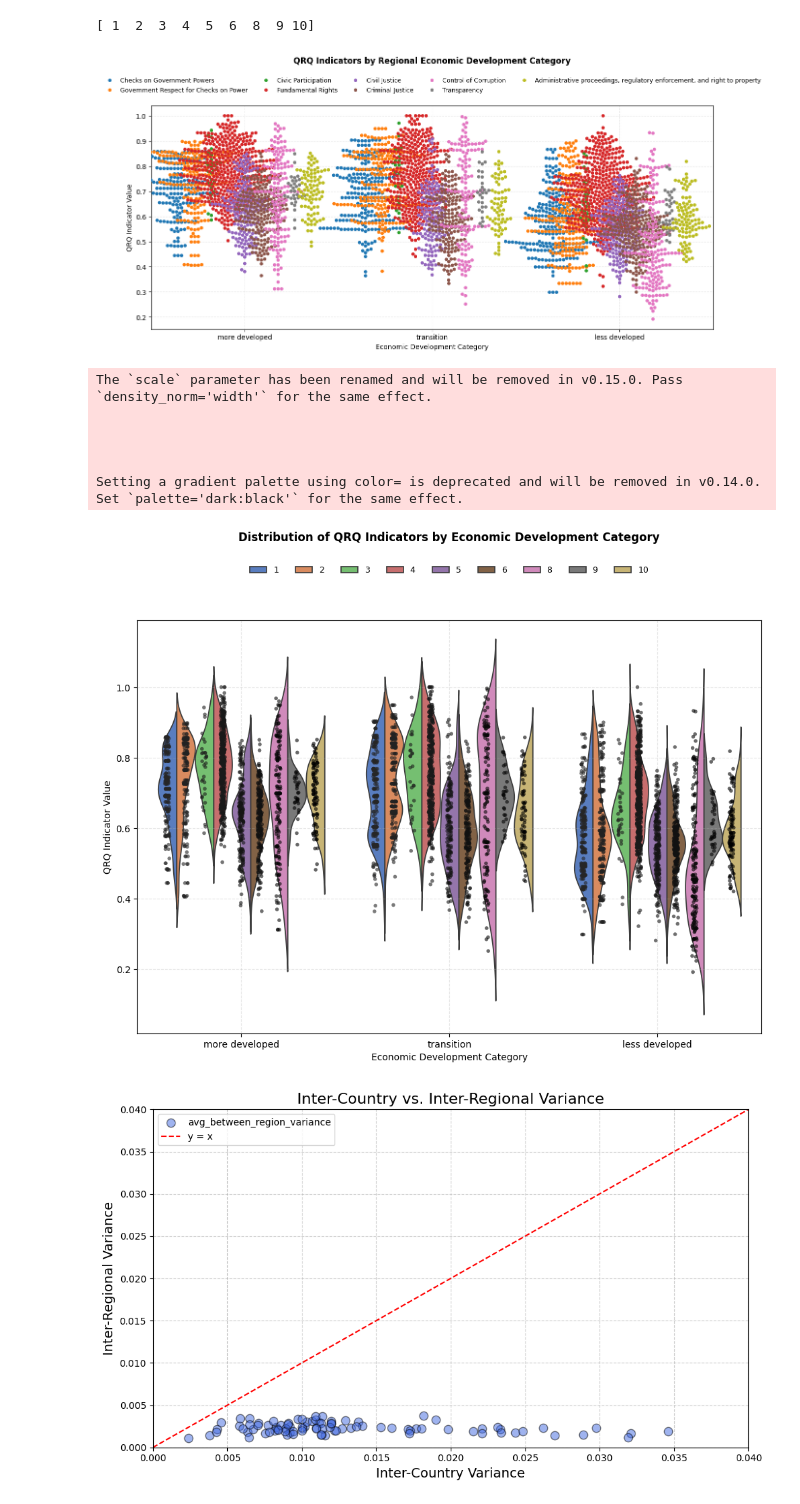
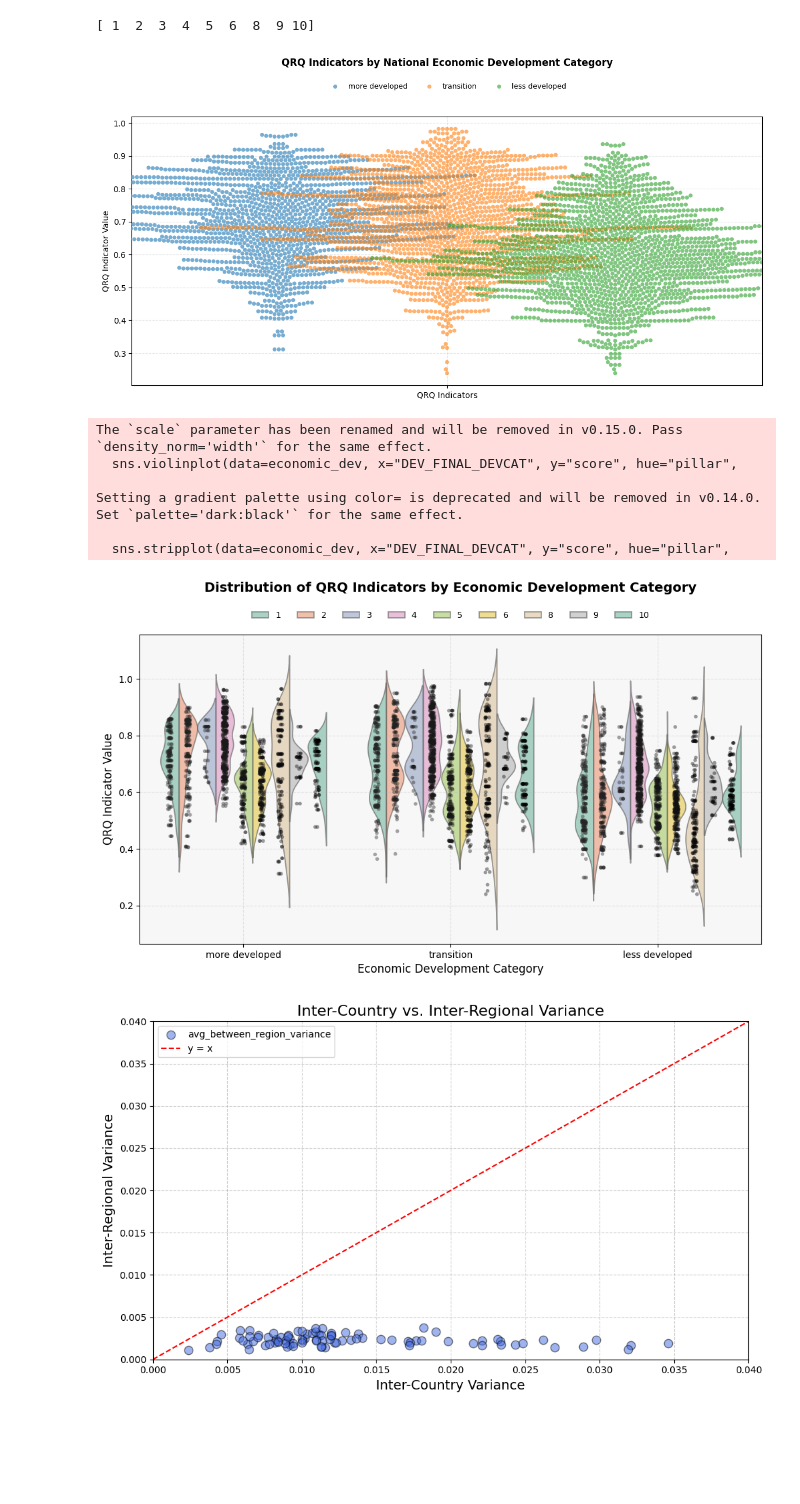
Before and after one commit to aspardog/eu-thematic-reports, a Jupyter notebook: data-viz/sociodemographic_visualizations.ipynb, the cells around one changed output. Cells and saved outputs as stored; diff of their text form; code cells hidden in the pictures; blank space fills up the shorter version.

```diff
--- a/data-viz/sociodemographic_visualizations.ipynb
+++ b/data-viz/sociodemographic_visualizations.ipynb
@@ -15,8 +15,11 @@ master_gpp_country = pd.read_csv("C:/Users/icoddington/DOwnloads/master_gpp_coun
 fintight = pd.read_csv("C:/Users/icoddington/DOwnloads/fintight_national.csv")
 # %%
 # join santi's data w/ qrq
-cols = ['DEV_FINAL_DEVCAT', 'nuts_id']
+cols = ['DEV_FINAL_DEVCAT', 'country']
+data_qrq = data_qrq.loc[
+    data_qrq['level'] == 'national'
+]
 economic_dev = economic_dev[cols]
-economic_dev = pd.merge(economic_dev, data_qrq, on = 'nuts_id')
+economic_dev = pd.merge(economic_dev, data_qrq, on = 'country')
 # %%
 economic_dev
@@ -41,56 +30,66 @@ print(economic_dev['pillar'].unique())
 # %%
 import pandas as pd
 import seaborn as sns
 import matplotlib.pyplot as plt
 
-# Plotting
-plt.figure(figsize=(15, 6))
-sns.swarmplot(data=economic_dev, x="DEV_FINAL_DEVCAT", y="score", hue="pillar_name", dodge=True)
+plt.figure(figsize = (14,6))
 
+# Create a single category for the x-axis while coloring by 'DEV_FINAL_DEVCAT'
+sns.swarmplot(data=economic_dev, x=["QRQ Indicators"] * len(economic_dev),
+              y="score", hue="DEV_FINAL_DEVCAT", dodge=True, alpha=0.6)
 
-plt.title("")
-plt.xlabel("Economic Development Category")
+# Title and labels
+plt.xlabel("")
 plt.ylabel("QRQ Indicator Value")
-plt.text(0.5, 1.2, 'QRQ Indicators by Regional Economic Development Category', ha='center', va='center', transform=plt.gca().transAxes, fontsize=12, fontweight='bold')
-plt.legend(title = None, loc = 'upper center', bbox_to_anchor = (0.5, 1.15), ncol = 5, frameon = False, fontsize = 9)
+plt.text(0.5, 1.2, 'QRQ Indicators by National Economic Development Category',
+         ha='center', va='center', transform=plt.gca().transAxes, fontsize=12, fontweight='bold')
+
+# Customize legend position and grid
+plt.legend(title=None, loc='upper center', bbox_to_anchor=(0.5, 1.15), ncol=3, frameon=False, fontsize=9)
 plt.grid(True, linestyle="--", alpha=0.3)
 
 plt.show()
 # %% [output]
-[figure, old version]
+[figure, new version]
 # %%
 # visualization two. violin plot of qrq scores by pillar and economic development stage overlayed with scatter distribution.
 
-plt.figure(figsize=(12, 8))
+import matplotlib.pyplot as plt
+import seaborn as sns
 
+plt.figure(figsize=(12, 6))
 
-# violin plot
+# Violin plot with custom colors and transparency
 sns.violinplot(data=economic_dev, x="DEV_FINAL_DEVCAT", y="score", hue="pillar",
-               split=True, inner=None, palette="muted", scale="width")
+               split=True, inner=None, palette="Set2", scale="width", alpha=0.6)
 
-# scatterplot
+# Overlay scatter plot for data points
 sns.stripplot(data=economic_dev, x="DEV_FINAL_DEVCAT", y="score", hue="pillar",
-              dodge=True, jitter=True, color="black", marker="o", alpha=0.6, size=4, legend = False)
+              dodge=True, jitter=True, color="black", marker="o", alpha=0.4, size=4, legend=False)
 
-# aesthetics
+# Title and labels
 plt.title("")
-plt.xlabel("Economic Development Category")
-plt.ylabel("QRQ Indicator Value")
-plt.legend(title="Pillar", bbox_to_anchor=(1.05, 1), loc='upper left')
+plt.xlabel("Economic Development Category", fontsize=12)
+plt.ylabel("QRQ Indicator Value", fontsize=12)
+plt.text(0.5, 1.15, 'Distribution of QRQ Indicators by Economic Development Category',
+         ha='center', va='center', transform=plt.gca().transAxes, fontsize=14, fontweight='bold')
+
+# Legend positioning and adjustments
+plt.legend(title=None, bbox_to_anchor=(0.5, 1.1), loc='upper center', ncol=10, frameon=False, fontsize=9)
+
+# Grid and background tweaks
 plt.grid(True, linestyle="--", alpha=0.3)
-plt.text(0.5, 1.2, 'Distribution of QRQ Indicators by Economic Development Category', ha='center', va='center', transform=plt.gca().transAxes, fontsize=12, fontweight='bold')
-plt.legend(title = None, loc = 'upper center', bbox_to_anchor = (0.5, 1.15), ncol = 10, frameon = False, fontsize = 9)
-
+plt.gca().set_facecolor('#f7f7f7')  # Light background color for contrast
 
 plt.show()
 # %% [output]
 The `scale` parameter has been renamed and will be removed in v0.15.0. Pass `density_norm='width'` for the same effect.
-
-
-
+  sns.violinplot(data=economic_dev, x="DEV_FINAL_DEVCAT", y="score", hue="pillar",
 
 Setting a gradient palette using color= is deprecated and will be removed in v0.14.0. Set `palette='dark:black'` for the same effect.
+
+  sns.stripplot(data=economic_dev, x="DEV_FINAL_DEVCAT", y="score", hue="pillar",
-[figure, old version]
+[figure, new version]
 # %%
 # visualization three. scatterplot of between region variance vs between country variance for all indicators
 import matplotlib.pyplot as plt
```
Also changed, not shown: parts of 6 cells of this notebook.
